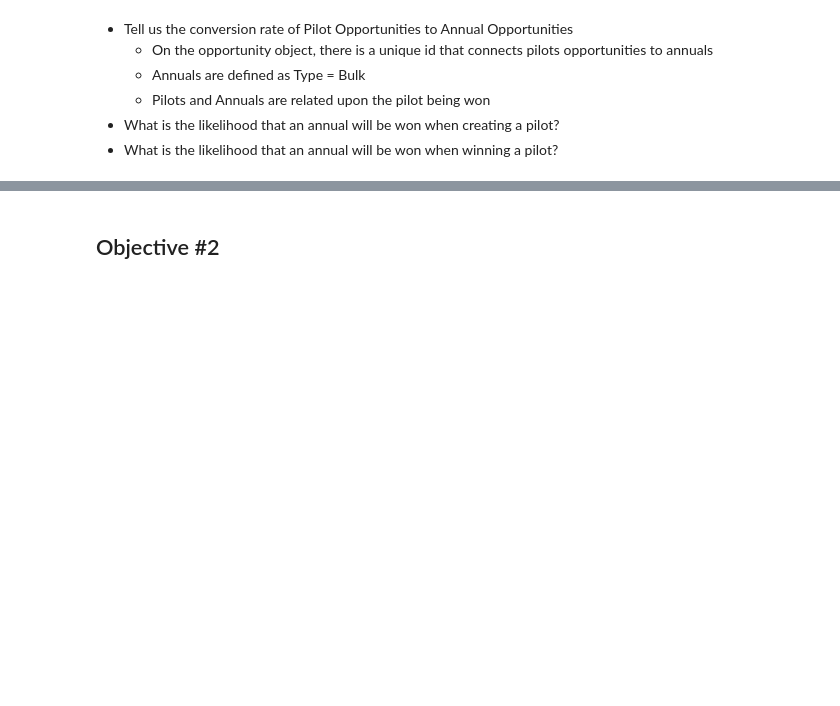
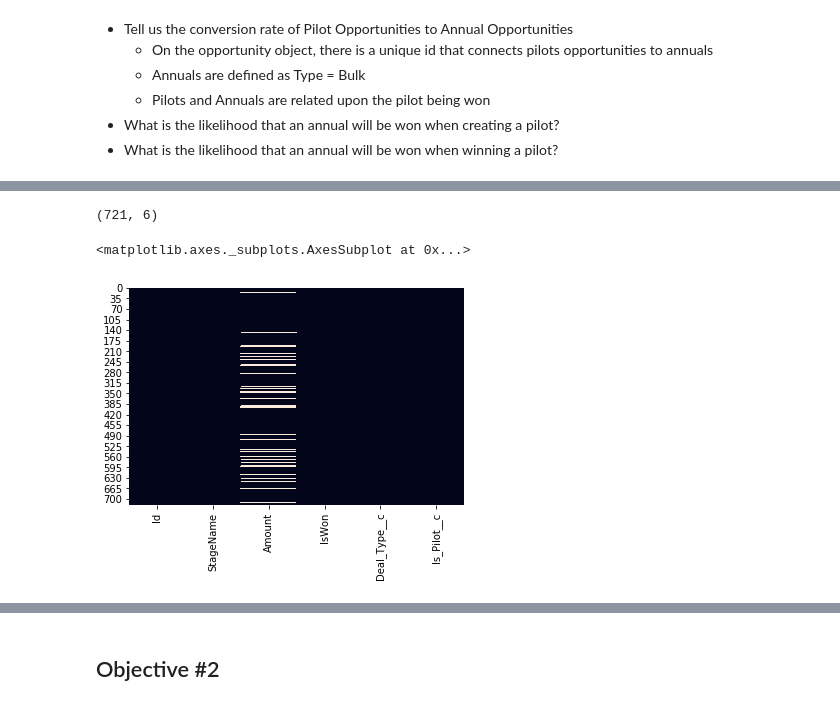
Before and after one commit to meaganlazer/Sales_Funnel, a Jupyter notebook: Binterview.ipynb, the cells around one changed output, grey strips where cells are left out. Drawn from its saved outputs; the diff is of its cells as text; code cells hidden in the pictures; blank space fills up the shorter version.

```diff
--- a/Binterview.ipynb
+++ b/Binterview.ipynb
@@ -357,6 +357,16 @@ Name: Is_Pilot__c, dtype: int64
 # %%
+#Make a copy of opps
 pilot_df = opps_df.copy()
+pilot_df = pilot_df[['Id','StageName','Amount', 'IsWon',\
+         'Deal_Type__c', Pilot_Opportunity__c,'Is_Pilot__c']]
 
-pilot_df = pilot_df[['Id','StageName','Amount', 'IsWon',\
-         'Annual_Opportunity__c', 'Pilot_Opportunity__c'\
-, 'Opp_Category__c', 'Deal_Type__c', 'Is_Pilot__c']]
+#Rename Bulk
+pilot_df.loc[pilot_df['Deal_Type__c'] =='Bulk', 'Deal_Type__c']= 'Annual'
+pilot_df.shape
+# %% [output]
+(721, 6)
+# %%
+sns.heatmap(pilot_df.isnull(), cbar=False)
+# %% [output]
+<matplotlib.axes._subplots.AxesSubplot at 0x...>
+[figure, added]
```
Also changed, not shown: parts of 30 cells of this notebook.
